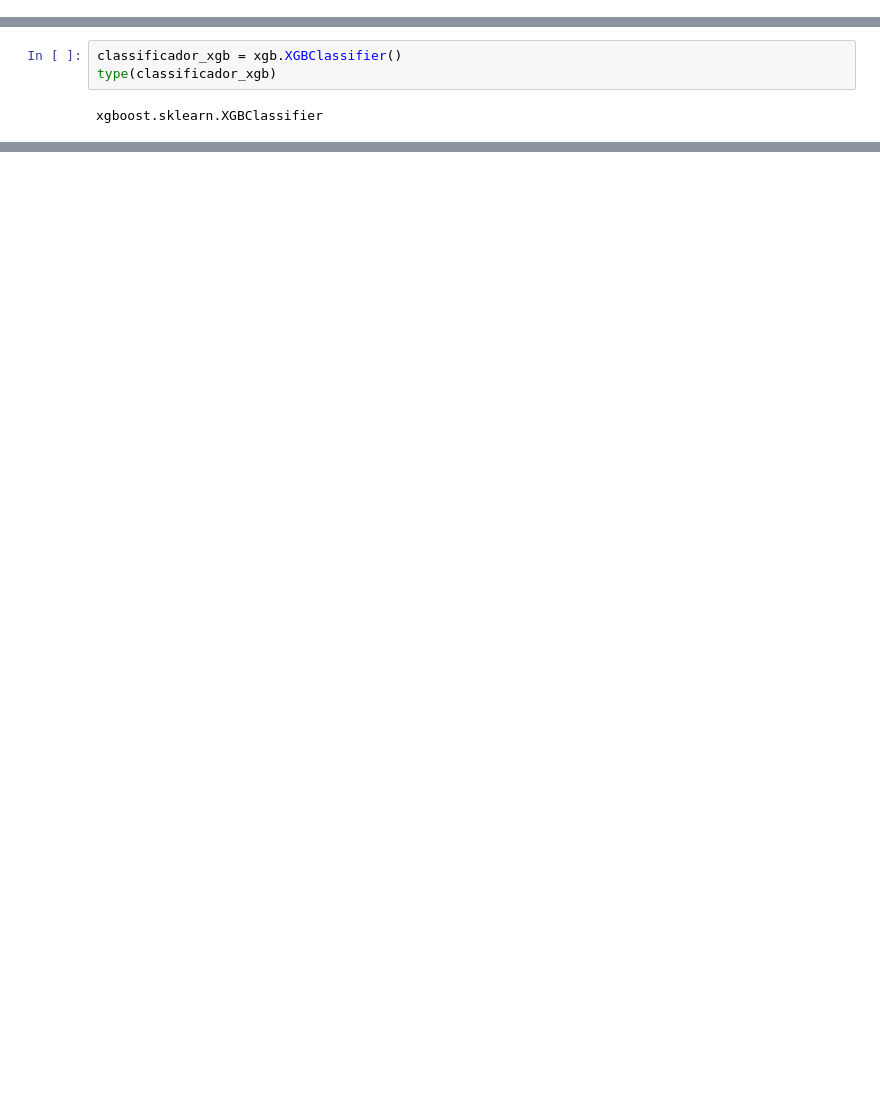
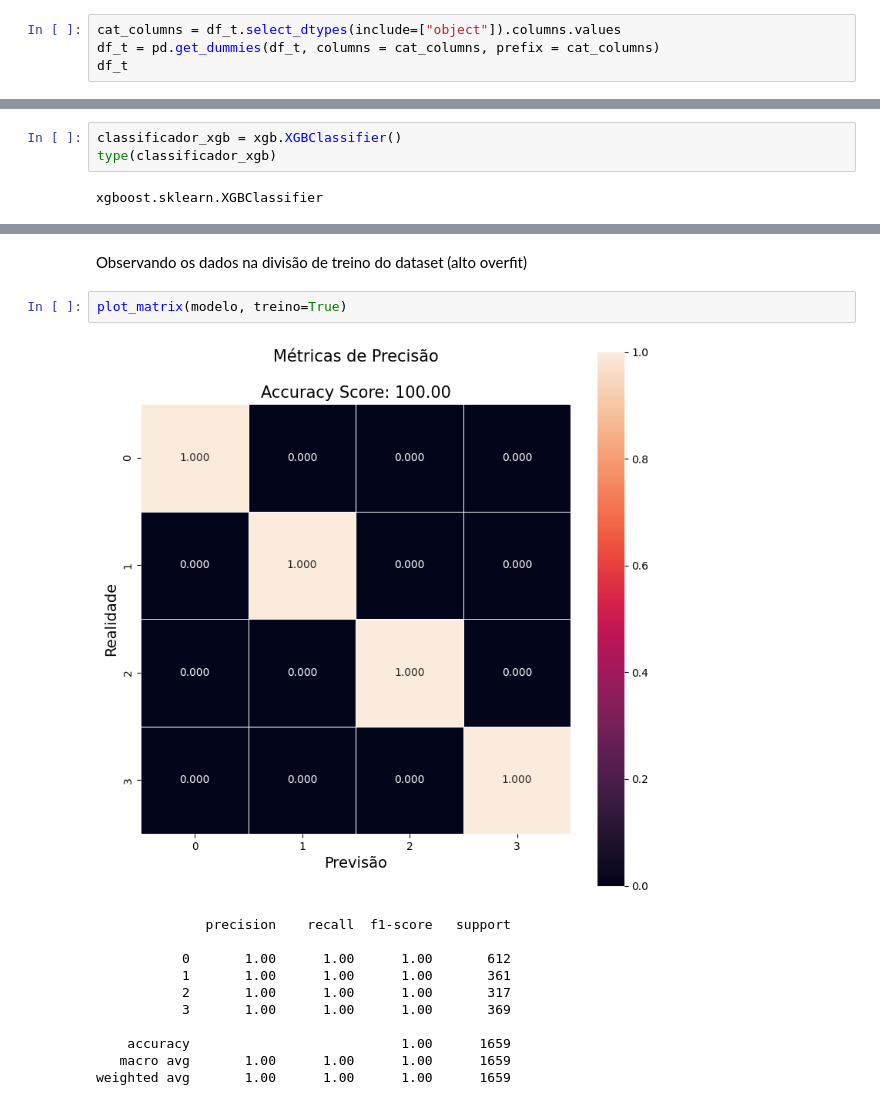
Before and after one commit to thiagocaveglion/marketing-campaign-ml, a Jupyter notebook: projeto/Notebook_Principal.ipynb, the cells around one changed output, grey strips where cells are left out. Cells and saved outputs as stored; diff of their text form; blank space fills up the shorter version.

```diff
--- a/projeto/Notebook_Principal.ipynb
+++ b/projeto/Notebook_Principal.ipynb
@@ -182,0 +153,4 @@ dataframe_thiago
+# %%
+cat_columns = df_t.select_dtypes(include=["object"]).columns.values
+df_t = pd.get_dummies(df_t, columns = cat_columns, prefix = cat_columns)
+df_t
@@ -198,0 +281,16 @@ from sklearn.model_selection import cross_val_score
+# %% [markdown]
+Observando os dados na divisão de treino do dataset (alto overfit)
+# %%
+plot_matrix(modelo, treino=True)
+# %% [output]
+[figure, added]
+              precision    recall  f1-score   support
+
+           0       1.00      1.00      1.00       612
+           1       1.00      1.00      1.00       361
+           2       1.00      1.00      1.00       317
+           3       1.00      1.00      1.00       369
+
+    accuracy                           1.00      1659
+   macro avg       1.00      1.00      1.00      1659
+weighted avg       1.00      1.00      1.00      1659
```
Also changed, not shown: parts of 57 cells of this notebook, 6 other files.
